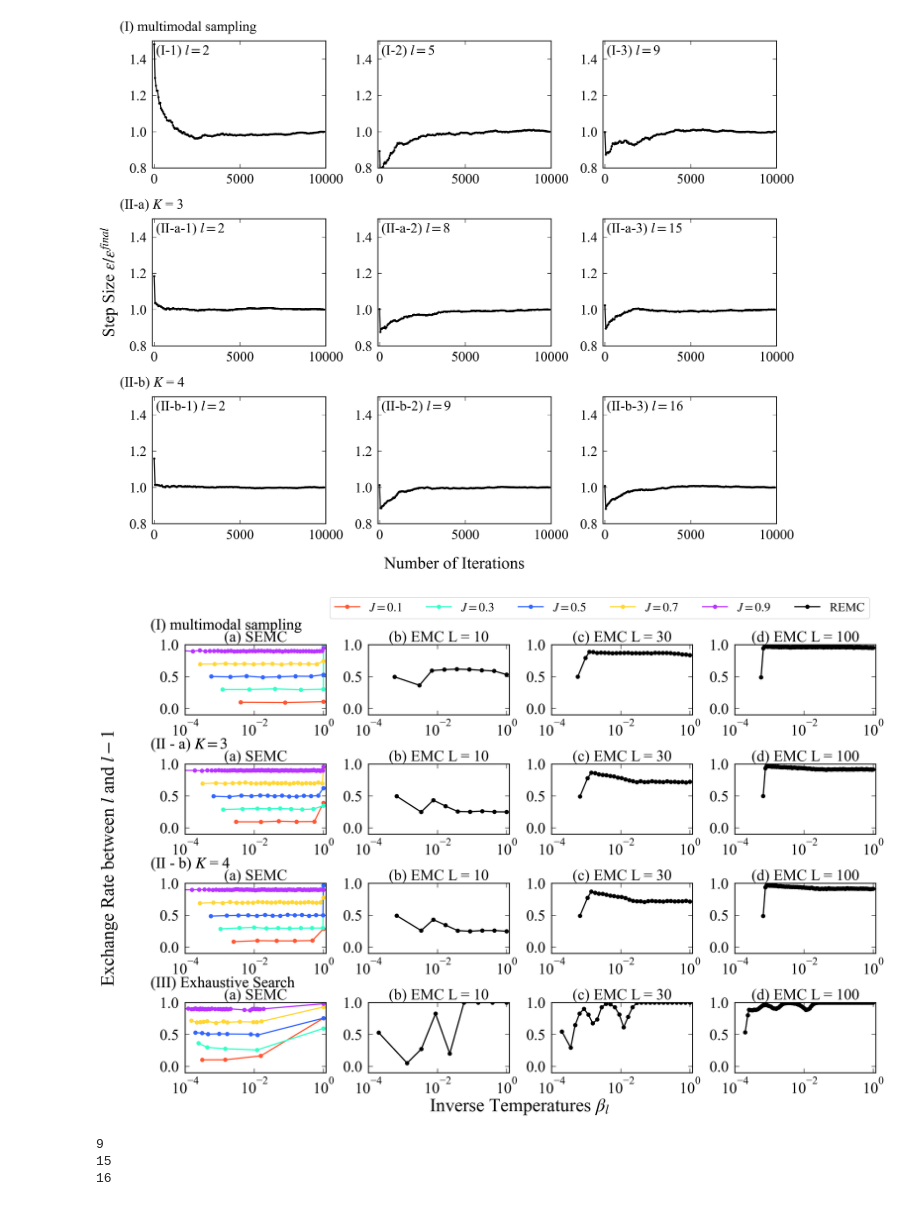
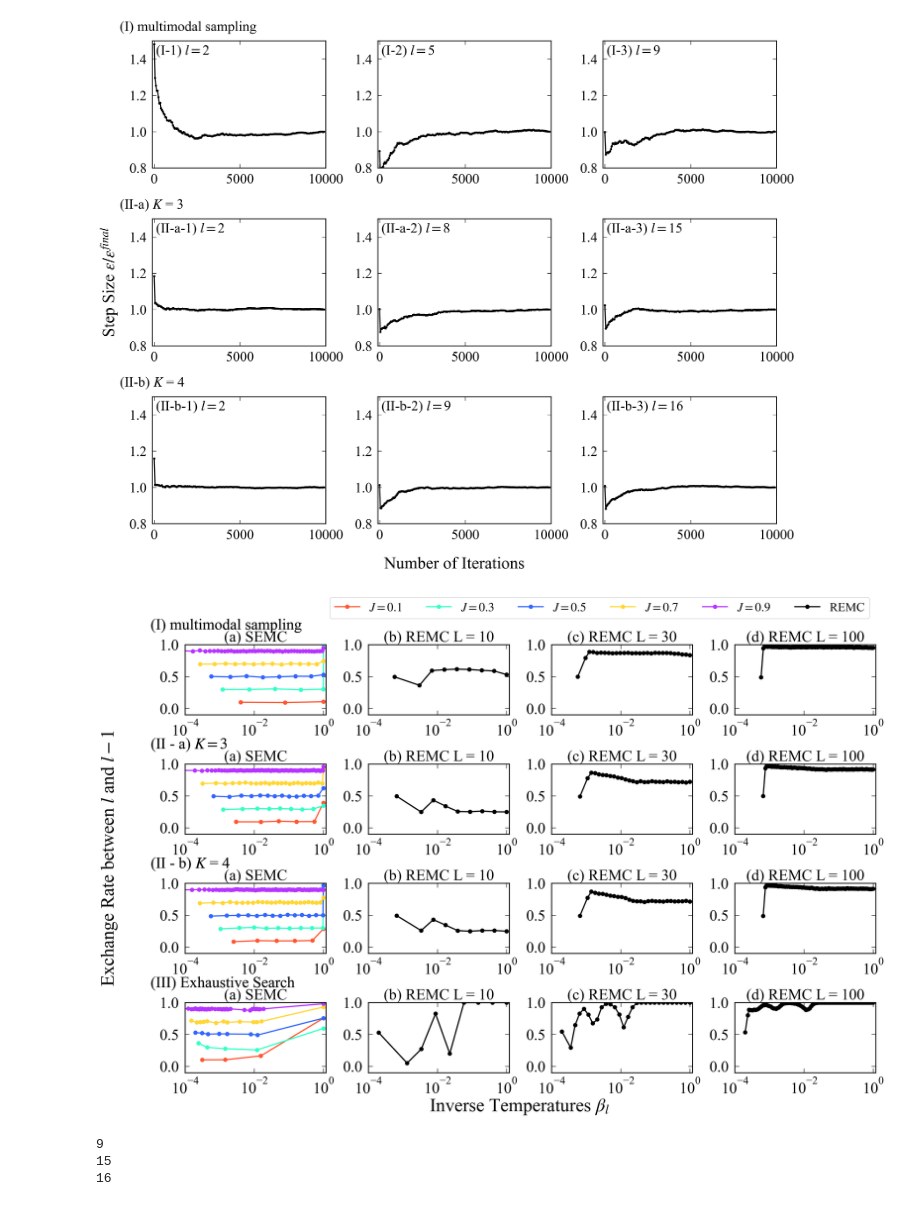
Before and after one commit to nabikatomohiro/SEMC, a Jupyter notebook: show/montecarlo_parameter.ipynb, the cells around one changed output. Cells and saved outputs as stored; diff of their text form; code cells hidden in the pictures.

```diff
--- a/show/montecarlo_parameter.ipynb
+++ b/show/montecarlo_parameter.ipynb
@@ -74,7 +74,7 @@ xmin_array = [0.0001,0.0001,0.0001,0.0001]
 xmax = 1.2
 ymin = -0.1
 ymax = 1
-text = ["(a) SEMC","(b) EMC L = 10","(c) EMC L = 30","(d) EMC L = 100"]
+text = ["(a) SEMC","(b) REMC L = 10","(c) REMC L = 30","(d) REMC L = 100"]
 color = ['#FF5733', '#33FFC7', '#3366FF', '#FFD733', '#B733FF']
 for iter in range(len(axs)):
     xmin = xmin_array[iter]
@@ -107,34 +107,34 @@ for iter in range(len(axs)):
                 temp = l[0].split()
                 exchange_rate = np.array([float(i) for i in temp])
                 if iter == 0:
                     ax.plot(inverse_temperature[1:], exchange_rate, marker = "o", color = color[j], linewidth = 2, label = "$J = " + str(float(gamma_name)) + "$")
                 else:
                     ax.plot(inverse_temperature[1:], exchange_rate, marker = "o", color = color[j], linewidth = 2)
         else:
             f = open(folder + "inverse_temperatures.txt", "r")
             l = f.readlines()
             L = float(l[0])
             temp = l[1].split()
             inverse_temperature = np.array([float(i) for i in temp])
             f = open(folder + "exchange_rate.txt", "r")
             l = f.readlines()
             temp = l[0].split()
             exchange_rate = np.array([float(i) for i in temp])
             if iter == 0 and i == 1:
                 ax.plot(inverse_temperature[1:], exchange_rate, marker = "o", color = "black", linewidth = 2, label = "REMC")
             else:
                 ax.plot(inverse_temperature[1:], exchange_rate, marker = "o", color = "black", linewidth = 2)
         ax.text(np.exp((np.log(xmin) + np.log(xmax))/2), ymax*1.05,text[i], ha='center')
         axs[iter][0].text(xmin*0.1, ymax*1.3, Title_name[iter], ha='left', va='center')
 fig.supylabel("Exchange Rate between $l$ and $l-1$",x = 0.03, y = 0.5)
 fig.supxlabel(r"Inverse Temperatures $\beta_l$",x = 0.5, y = 0.02)
 fig.legend(fontsize = 20, loc = "upper right", ncol = 6, bbox_to_anchor=(0.9, 1.0))
 plt.subplots_adjust(wspace=0.3, hspace=0.7)
 # plt.legend(fontsize = 20)
 plt.savefig("../../../MonteCarloPaper/日本語版/figure/exchange_rate", bbox_inches="tight")
 plt.show()
 # %% [output]
-[figure, old version]
+[figure, new version]
 # %%
 Title_name = ["(I) multimodal sampling", "(II - a) $K = 3$","(II - b) $K$ = 4"]
 update_num = 199
```
Also changed, not shown: 3 other files.
